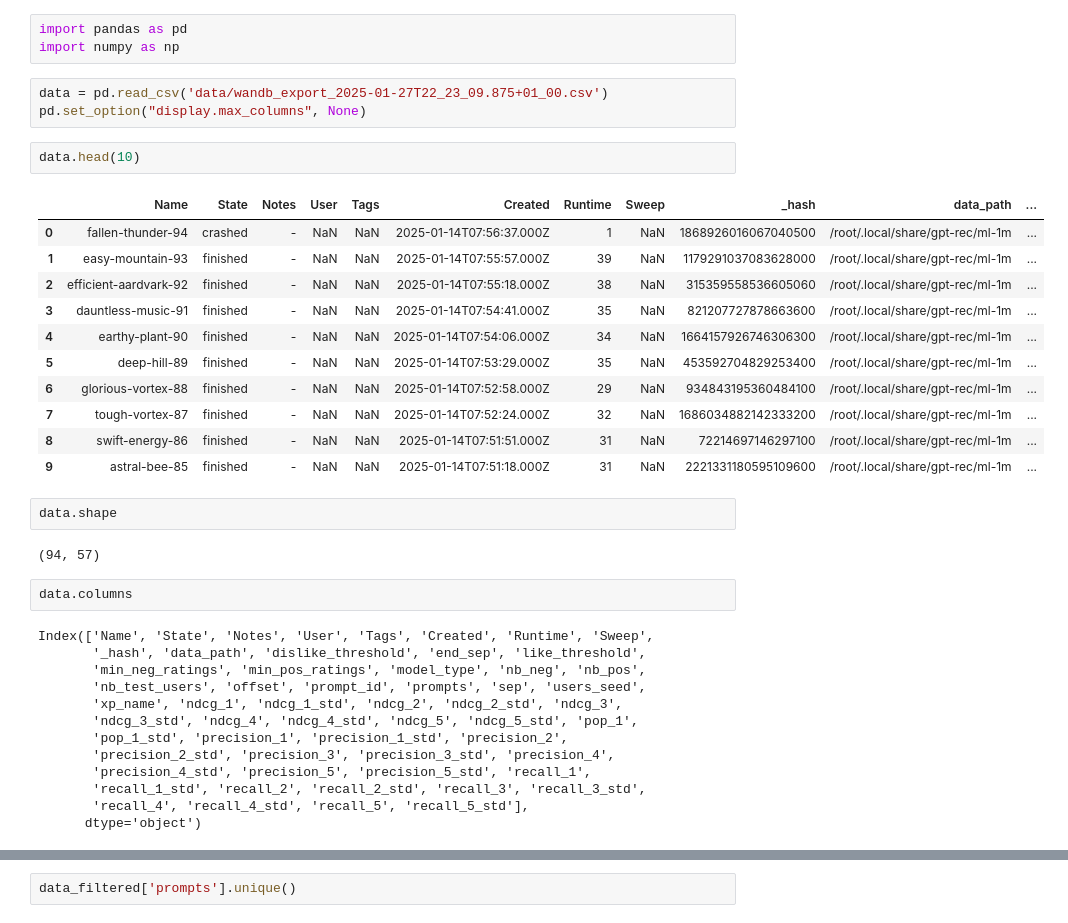
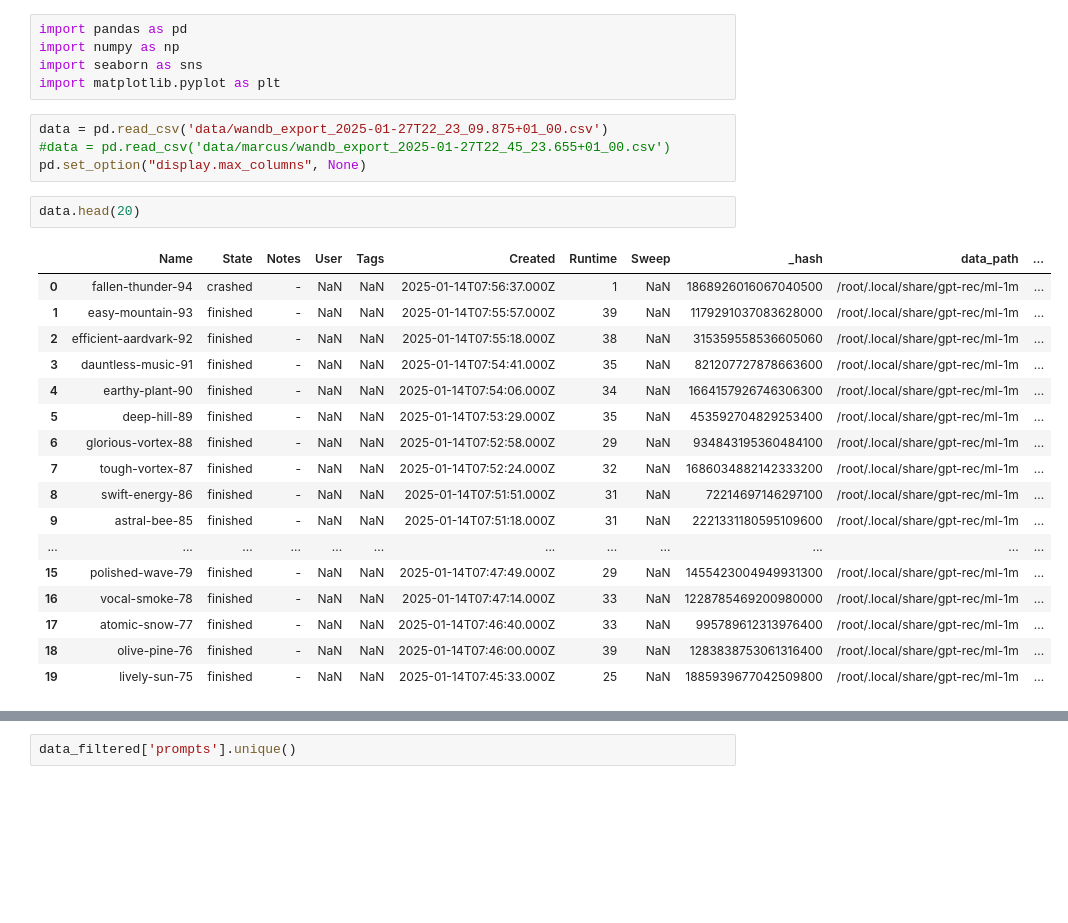
Before and after one commit to JurajkoDS/Exp_Des, a Jupyter notebook: visualisations.ipynb, the cells around one changed output, grey strips where cells are left out. Saved outputs shown, nothing was run; the diff lists cells and outputs as text; blank space fills up the shorter version.

```diff
--- a/visualisations.ipynb
+++ b/visualisations.ipynb
@@ -1,40 +1,30 @@
 # %%
 import pandas as pd
 import numpy as np
+import seaborn as sns
+import matplotlib.pyplot as plt
 # %%
 data = pd.read_csv('data/wandb_export_2025-01-27T22_23_09.875+01_00.csv')
+#data = pd.read_csv('data/marcus/wandb_export_2025-01-27T22_45_23.655+01_00.csv')
 pd.set_option("display.max_columns", None)
 # %%
-data.head(10)
+data.head(20)
 # %% [output]
 |  | Name | State | Notes | User | Tags | Created | Runtime | Sweep | _hash | data_path | ... |
 | 0 | fallen-thunder-94 | crashed | - | NaN | NaN | 2025-01-14T07:56:37.000Z | 1 | NaN | 1868926016067040500 | /root/.local/share/gpt-rec/ml-1m | ... |
 | 1 | easy-mountain-93 | finished | - | NaN | NaN | 2025-01-14T07:55:57.000Z | 39 | NaN | 1179291037083628000 | /root/.local/share/gpt-rec/ml-1m | ... |
 | 2 | efficient-aardvark-92 | finished | - | NaN | NaN | 2025-01-14T07:55:18.000Z | 38 | NaN | 315359558536605060 | /root/.local/share/gpt-rec/ml-1m | ... |
 | 3 | dauntless-music-91 | finished | - | NaN | NaN | 2025-01-14T07:54:41.000Z | 35 | NaN | 821207727878663600 | /root/.local/share/gpt-rec/ml-1m | ... |
 | 4 | earthy-plant-90 | finished | - | NaN | NaN | 2025-01-14T07:54:06.000Z | 34 | NaN | 1664157926746306300 | /root/.local/share/gpt-rec/ml-1m | ... |
 | 5 | deep-hill-89 | finished | - | NaN | NaN | 2025-01-14T07:53:29.000Z | 35 | NaN | 453592704829253400 | /root/.local/share/gpt-rec/ml-1m | ... |
 | 6 | glorious-vortex-88 | finished | - | NaN | NaN | 2025-01-14T07:52:58.000Z | 29 | NaN | 934843195360484100 | /root/.local/share/gpt-rec/ml-1m | ... |
 | 7 | tough-vortex-87 | finished | - | NaN | NaN | 2025-01-14T07:52:24.000Z | 32 | NaN | 1686034882142333200 | /root/.local/share/gpt-rec/ml-1m | ... |
 | 8 | swift-energy-86 | finished | - | NaN | NaN | 2025-01-14T07:51:51.000Z | 31 | NaN | 72214697146297100 | /root/.local/share/gpt-rec/ml-1m | ... |
 | 9 | astral-bee-85 | finished | - | NaN | NaN | 2025-01-14T07:51:18.000Z | 31 | NaN | 2221331180595109600 | /root/.local/share/gpt-rec/ml-1m | ... |
+| ... | ... | ... | ... | ... | ... | ... | ... | ... | ... | ... | ... |
+| 15 | polished-wave-79 | finished | - | NaN | NaN | 2025-01-14T07:47:49.000Z | 29 | NaN | 1455423004949931300 | /root/.local/share/gpt-rec/ml-1m | ... |
+| 16 | vocal-smoke-78 | finished | - | NaN | NaN | 2025-01-14T07:47:14.000Z | 33 | NaN | 1228785469200980000 | /root/.local/share/gpt-rec/ml-1m | ... |
+| 17 | atomic-snow-77 | finished | - | NaN | NaN | 2025-01-14T07:46:40.000Z | 33 | NaN | 995789612313976400 | /root/.local/share/gpt-rec/ml-1m | ... |
+| 18 | olive-pine-76 | finished | - | NaN | NaN | 2025-01-14T07:46:00.000Z | 39 | NaN | 1283838753061316400 | /root/.local/share/gpt-rec/ml-1m | ... |
+| 19 | lively-sun-75 | finished | - | NaN | NaN | 2025-01-14T07:45:33.000Z | 25 | NaN | 1885939677042509800 | /root/.local/share/gpt-rec/ml-1m | ... |
-# %%
-data.shape
-# %% [output]
-(94, 57)
-# %%
-data.columns
-# %% [output]
-Index(['Name', 'State', 'Notes', 'User', 'Tags', 'Created', 'Runtime', 'Sweep',
-       '_hash', 'data_path', 'dislike_threshold', 'end_sep', 'like_threshold',
-       'min_neg_ratings', 'min_pos_ratings', 'model_type', 'nb_neg', 'nb_pos',
-       'nb_test_users', 'offset', 'prompt_id', 'prompts', 'sep', 'users_seed',
-       'xp_name', 'ndcg_1', 'ndcg_1_std', 'ndcg_2', 'ndcg_2_std', 'ndcg_3',
-       'ndcg_3_std', 'ndcg_4', 'ndcg_4_std', 'ndcg_5', 'ndcg_5_std', 'pop_1',
-       'pop_1_std', 'precision_1', 'precision_1_std', 'precision_2',
-       'precision_2_std', 'precision_3', 'precision_3_std', 'precision_4',
-       'precision_4_std', 'precision_5', 'precision_5_std', 'recall_1',
-       'recall_1_std', 'recall_2', 'recall_2_std', 'recall_3', 'recall_3_std',
-       'recall_4', 'recall_4_std', 'recall_5', 'recall_5_std'],
-      dtype='object')
 # %%
```
Also changed, not shown: parts of 4 cells of this notebook.
